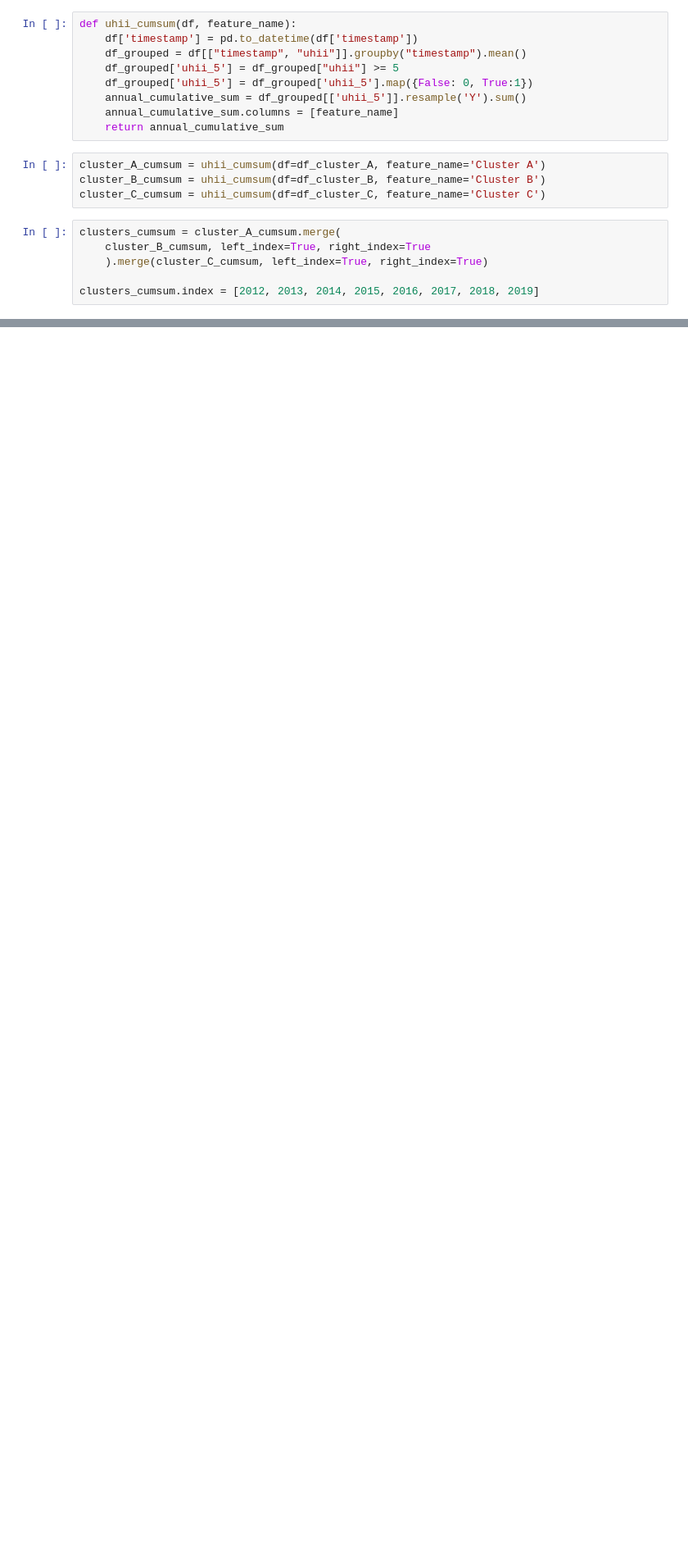
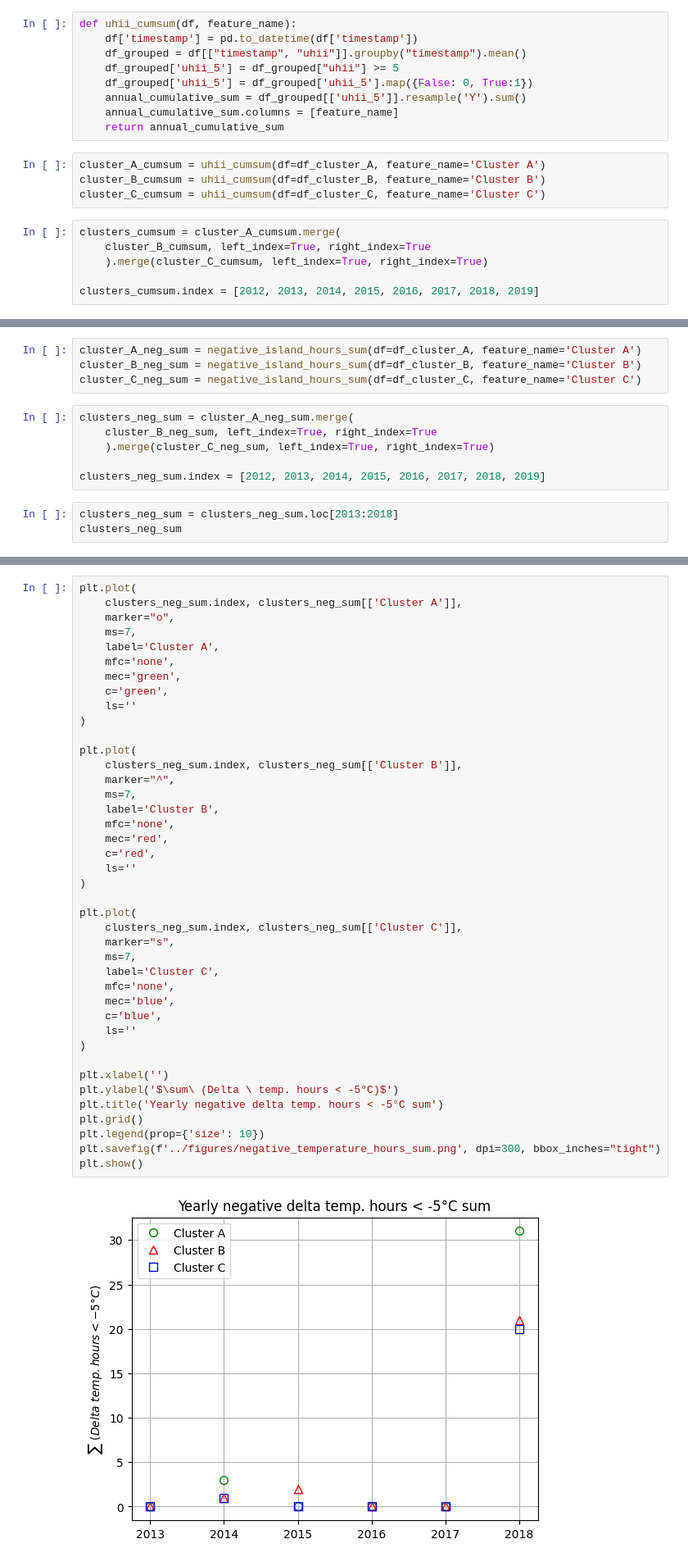
Before and after one commit to plbalmeida/ml-uhi, a Jupyter notebook: notebooks/2.0-eda.ipynb, the cells around one changed output, grey strips where cells are left out. Shown at 82% size. Saved outputs shown, nothing was run; the diff lists cells and outputs as text; blank space fills up the shorter version.

```diff
--- a/notebooks/2.0-eda.ipynb
+++ b/notebooks/2.0-eda.ipynb
@@ -1221,0 +1254,13 @@ plt.show()
+# %%
+cluster_A_neg_sum = negative_island_hours_sum(df=df_cluster_A, feature_name='Cluster A')
+cluster_B_neg_sum = negative_island_hours_sum(df=df_cluster_B, feature_name='Cluster B')
+cluster_C_neg_sum = negative_island_hours_sum(df=df_cluster_C, feature_name='Cluster C')
+# %%
+clusters_neg_sum = cluster_A_neg_sum.merge(
+    cluster_B_neg_sum, left_index=True, right_index=True
+    ).merge(cluster_C_neg_sum, left_index=True, right_index=True)
+
+clusters_neg_sum.index = [2012, 2013, 2014, 2015, 2016, 2017, 2018, 2019]
+# %%
+clusters_neg_sum = clusters_neg_sum.loc[2013:2018]
+clusters_neg_sum
@@ -1221,0 +1275,43 @@ plt.show()
+# %%
+plt.plot(
+    clusters_neg_sum.index, clusters_neg_sum[['Cluster A']],
+    marker="o",
+    ms=7,
+    label='Cluster A',
+    mfc='none',
+    mec='green',
+    c='green',
+    ls=''
+)
+
+plt.plot(
+    clusters_neg_sum.index, clusters_neg_sum[['Cluster B']],
+    marker="^",
+    ms=7,
+    label='Cluster B',
+    mfc='none',
+    mec='red',
+    c='red',
+    ls=''
+)
+
+plt.plot(
+    clusters_neg_sum.index, clusters_neg_sum[['Cluster C']],
+    marker="s",
+    ms=7,
+    label='Cluster C',
+    mfc='none',
+    mec='blue',
+    c='blue',
+    ls=''
+)
+
+plt.xlabel('')
+plt.ylabel('$\sum\ (Delta \ temp. hours < -5°C)$')
+plt.title('Yearly negative delta temp. hours < -5°C sum')
+plt.grid()
+plt.legend(prop={'size': 10})
+plt.savefig(f'../figures/negative_temperature_hours_sum.png', dpi=300, bbox_inches="tight")
+plt.show()
+# %% [output]
+[figure, added]
```
Also changed, not shown: parts of 6 cells of this notebook.
